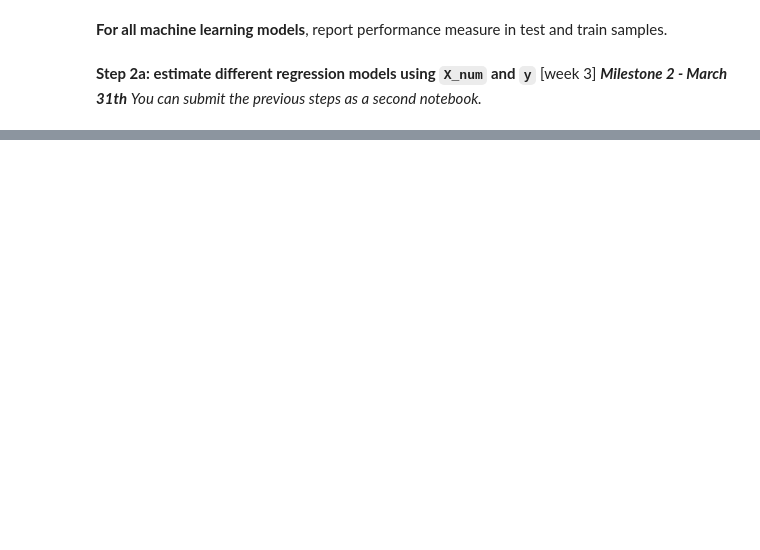
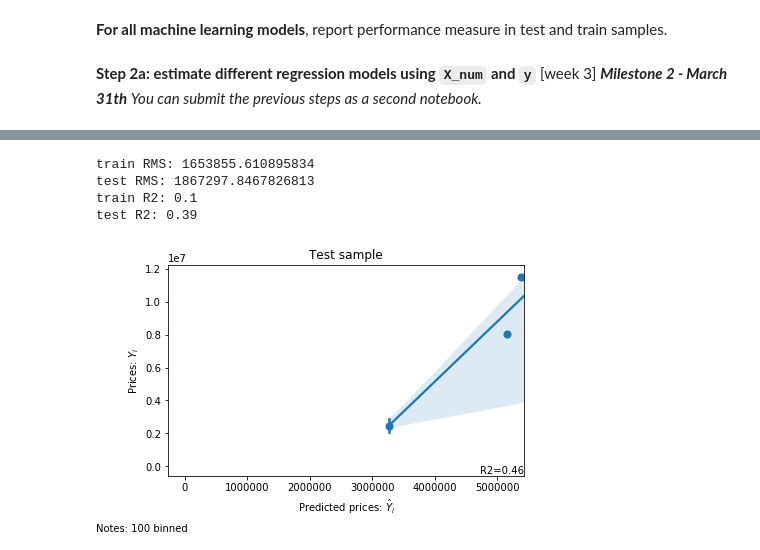
Before and after one commit to derpyninja/big_data_policy_2020, a Jupyter notebook: homeworks/hw1.ipynb, the cells around one changed output, grey strips where cells are left out. Saved outputs shown, nothing was run; the diff lists cells and outputs as text; code cells hidden in the pictures; blank space fills up the shorter version.

```diff
--- a/homeworks/hw1.ipynb
+++ b/homeworks/hw1.ipynb
@@ -416,0 +501,38 @@ df_corr.to_csv("./3M_tweets_{}_corrmatrix.csv".format(
+# %%
+# 2) Ridge regression
+from sklearn.linear_model import Ridge
+ridge_reg=Ridge(alpha=2, solver='cholesky')
+ridge_reg.fit(X_train, y_train)
+
+y_train_pred=ridge_reg.predict(X_train)
+y_test_pred = ridge_reg.predict(X_test)
+test_mse = mean_squared_error(y_test, y_test_pred)
+test_rmse = np.sqrt(test_mse)
+print("train RMS: %s" % train_rmse)
+print("test RMS: %s" % test_rmse)
+print("train R2: %s" % round(r2_score(y_train, y_train_pred), 2))
+print("test R2: %s" % round(r2_score(y_test, y_test_pred), 2))
+
+# Regplot
+g=sns.regplot(x= y_test_pred, y=y_test, x_bins=100)
+g=g.set_title("Test sample")
+plt.xlabel("Predicted prices: $\hat{Y}_i$")
+plt.ylabel("Prices: $Y_i$")
+plt.annotate('R2={}'.format(r2),
+            xy=(1, 0),  xycoords='axes fraction',
+            horizontalalignment='right',
+            verticalalignment='bottom')
+plt.annotate('Notes: 100 binned',
+            xy=(0, 0),  xycoords='figure fraction',
+            horizontalalignment='left',
+            verticalalignment='bottom')
+plt.plot([0, 50], [0, 50], '--k')
+plt.axis('tight')
+plt.tight_layout()
+plt.show(g)
+# %% [output]
+train RMS: 1653855.610895834
+test RMS: 1867297.8467826813
+train R2: 0.1
+test R2: 0.39
+[figure, added]
```
Also changed, not shown: parts of 15 cells of this notebook, 1 other file.
